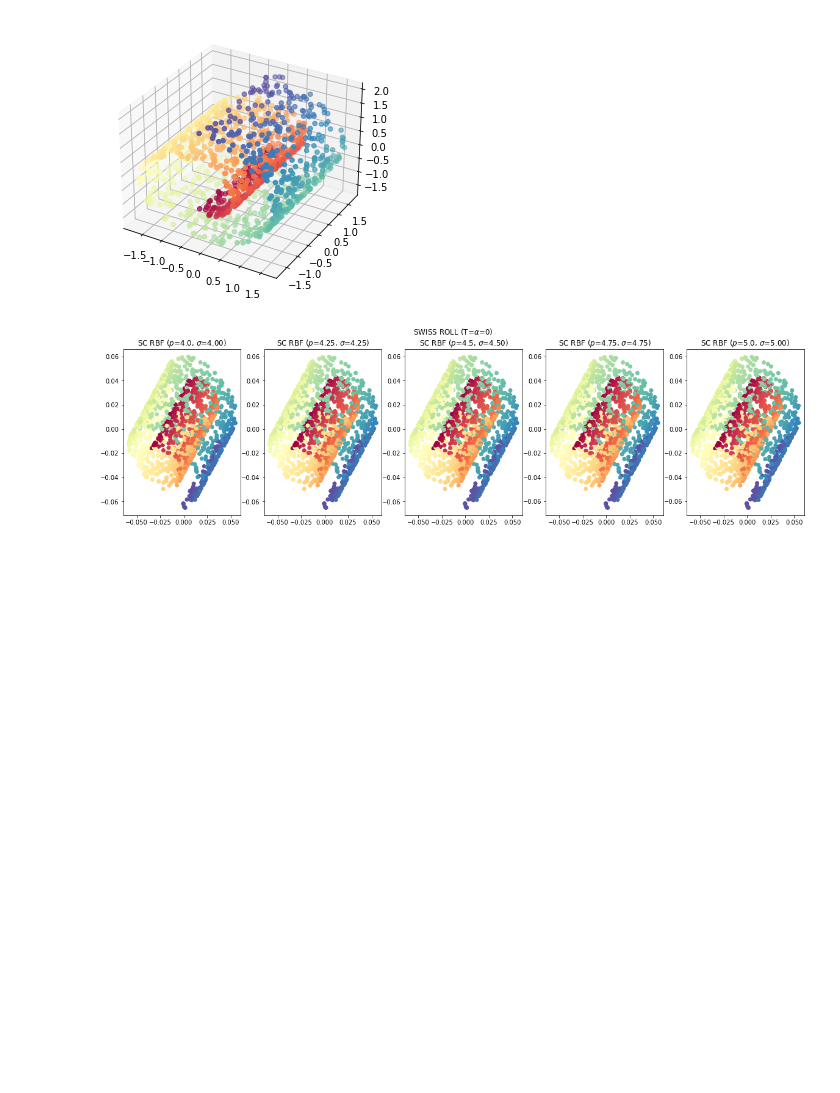
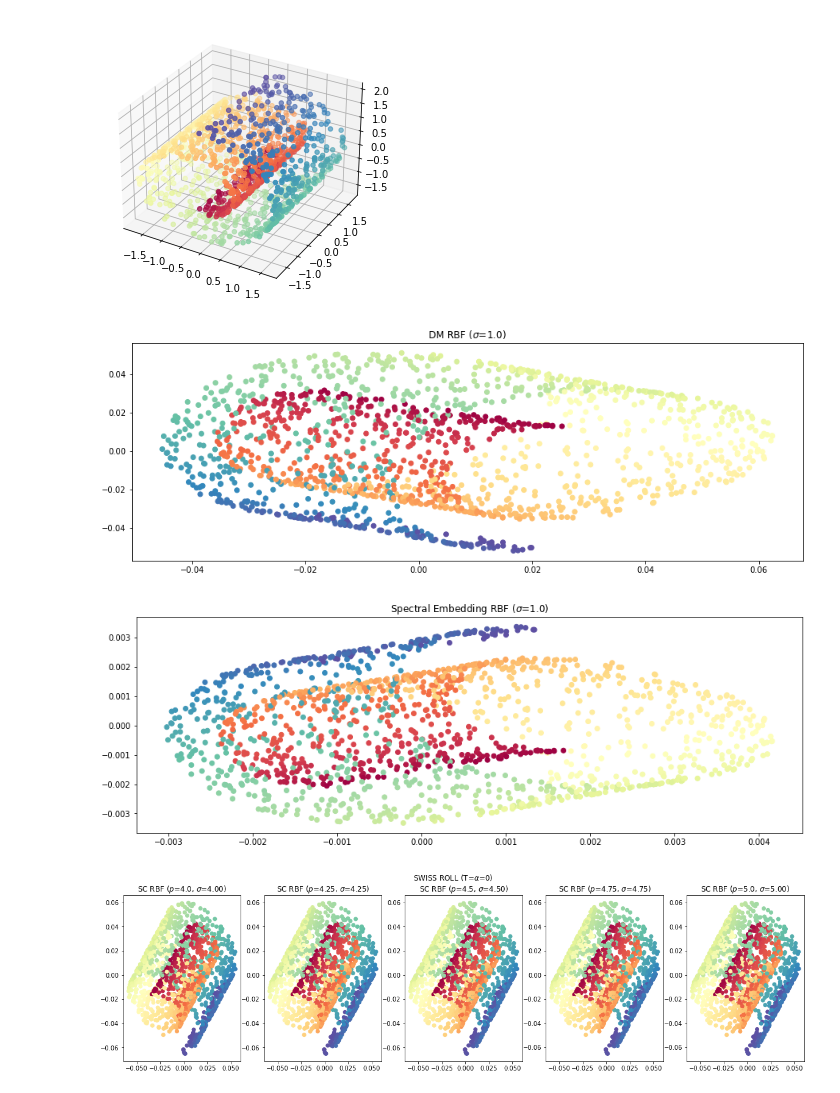
Before and after one commit to glorelvalle/g-mucd, a Jupyter notebook: mf/exam2/EXAM_02_MF_2022_03_31.ipynb, the cells around one changed output. Drawn from its saved outputs; the diff is of its cells as text; code cells hidden in the pictures; blank space fills up the shorter version.

```diff
--- a/mf/exam2/EXAM_02_MF_2022_03_31.ipynb
+++ b/mf/exam2/EXAM_02_MF_2022_03_31.ipynb
@@ -390,6 +390,26 @@ X_new, color_new = make_swiss_roll(n_samples=N_new, random_state=seed + 1)
 X_new = scaler.transform(X_new)
 # %% [output]
 [figure]
+# %%
+
+
+
+dm = SpectralClustering(sigma=1.0)
+X_red = dm.fit_transform(X)
+
+plt.scatter(X_red[:, 0], X_red[:, 1], c=color, cmap=my_cmap)
+plt.title(r'DM RBF ($\sigma$={0})'.format(dm.sigma_))
+plt.show()
+
+se = SpectralEmbedding(affinity='rbf', gamma=0.5)
+X_red_sk = se.fit_transform(X)
+
+plt.scatter(X_red_sk[:, 0], X_red_sk[:, 1], c=color, cmap=my_cmap)
+plt.title(r'Spectral Embedding RBF ($\sigma$={0})'.format(dm.sigma_))
+plt.show()
+# %% [output]
+[figure, added]
+[figure, added]
 # %%
 sigma_parameters = np.linspace(4.0, 5.0, 5)
 sc_sigma = [SpectralClustering(sigma=sigma) for sigma in sigma_parameters]
```
Also changed, not shown: parts of 3 cells of this notebook.
